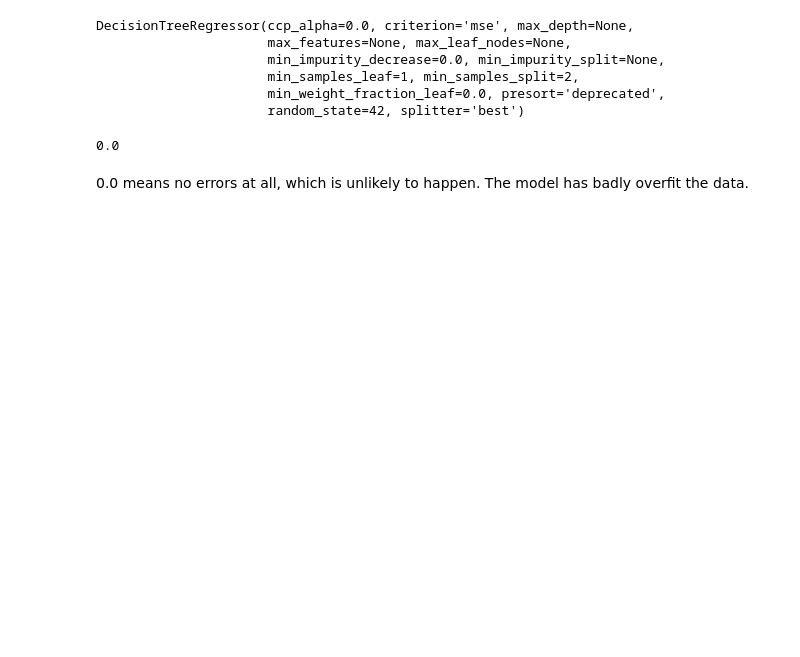
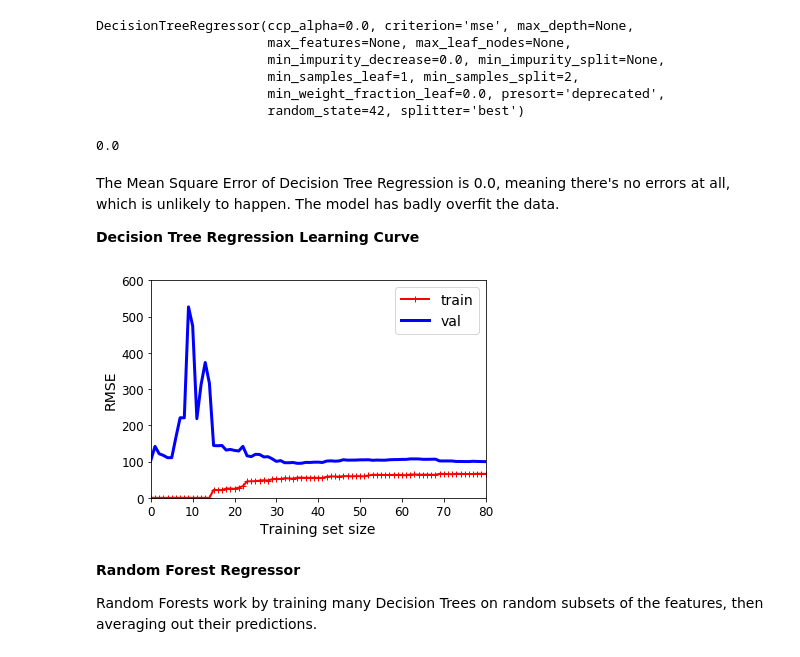
Before and after one commit to abbyWoot/AML, a Jupyter notebook: AML_Project4_JiahuiWu.ipynb, the cells around one changed output. Drawn from its saved outputs; the diff is of its cells as text; code cells hidden in the pictures; blank space fills up the shorter version.

```diff
--- a/AML_Project4_JiahuiWu.ipynb
+++ b/AML_Project4_JiahuiWu.ipynb
@@ -590,12 +631,26 @@ DecisionTreeRegressor(ccp_alpha=0.0, criterion='mse', max_depth=None,
                       min_weight_fraction_leaf=0.0, presort='deprecated',
                       random_state=42, splitter='best')
 # %%
-pm25_predictions = tree_reg.predict(pm25_prepared)
-tree_mse = mean_squared_error(pm25_labels, pm25_predictions)
+pm25_predictions_tre = tree_reg.predict(pm25_prepared)
+tree_mse = mean_squared_error(pm25_labels, pm25_predictions_tre)
 tree_rmse = np.sqrt(tree_mse)
 tree_rmse
 # %% [output]
 0.0
 # %% [markdown]
-0.0 means no errors at all, which is unlikely to happen.
+The Mean Square Error of Decision Tree Regression is 0.0, meaning there's no errors at all, which is unlikely to happen.
 The model has badly overfit the data.
+
+**Decision Tree Regression Learning Curve**
+# %%
+plot_learning_curves(lin_reg, pm25_prepared, pm25_predictions_tre)
+plt.axis([0, 80, 0, 600])                         # not shown in the book
+#save_fig("underfitting_learning_curves_plot")   # not shown
+plt.show()
+# %% [output]
+[figure, added]
+# %% [markdown]
+**Random Forest Regressor**
+
+Random Forests work by training many Decision Trees on random subsets of the features, then averaging out their
+predictions.
```
Also changed, not shown: parts of 18 cells of this notebook.
